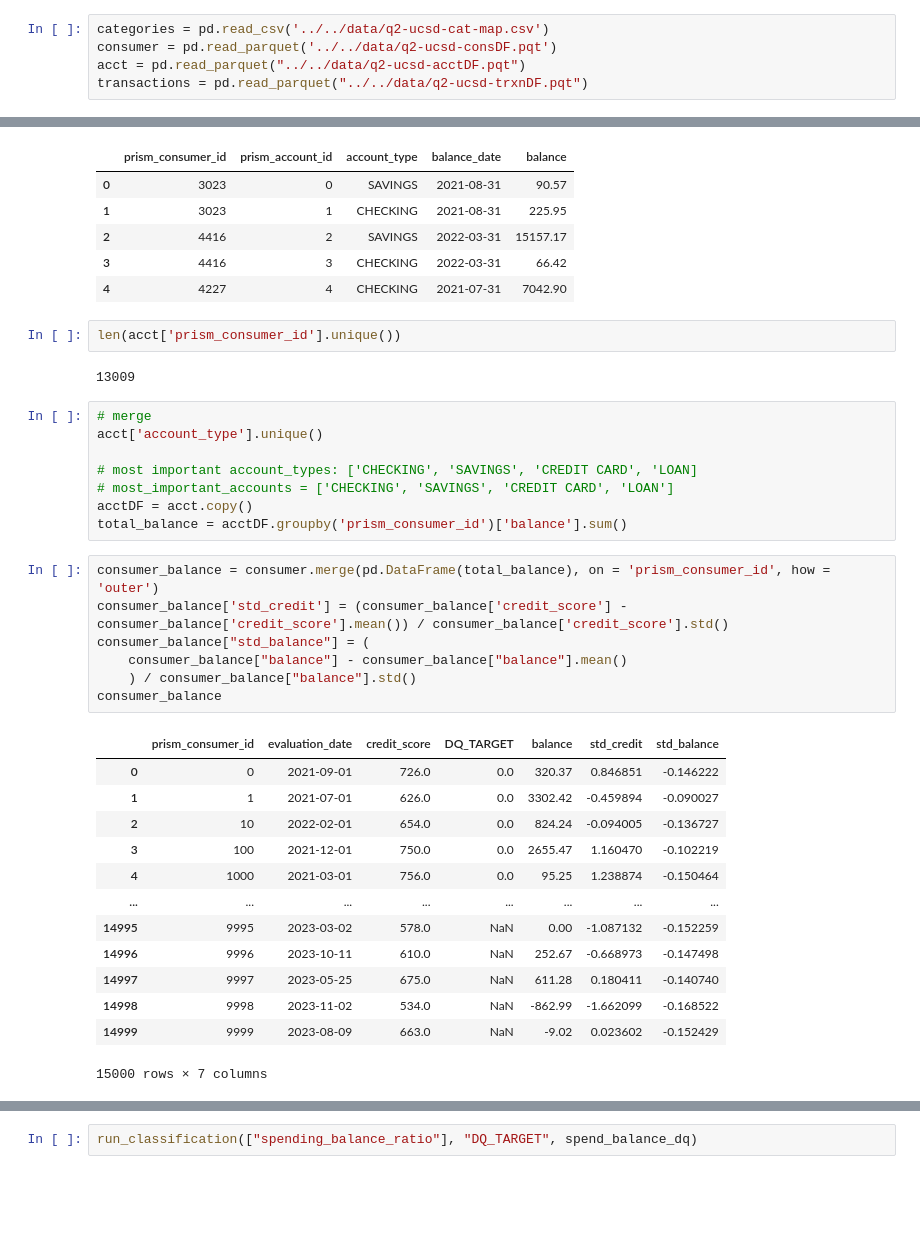
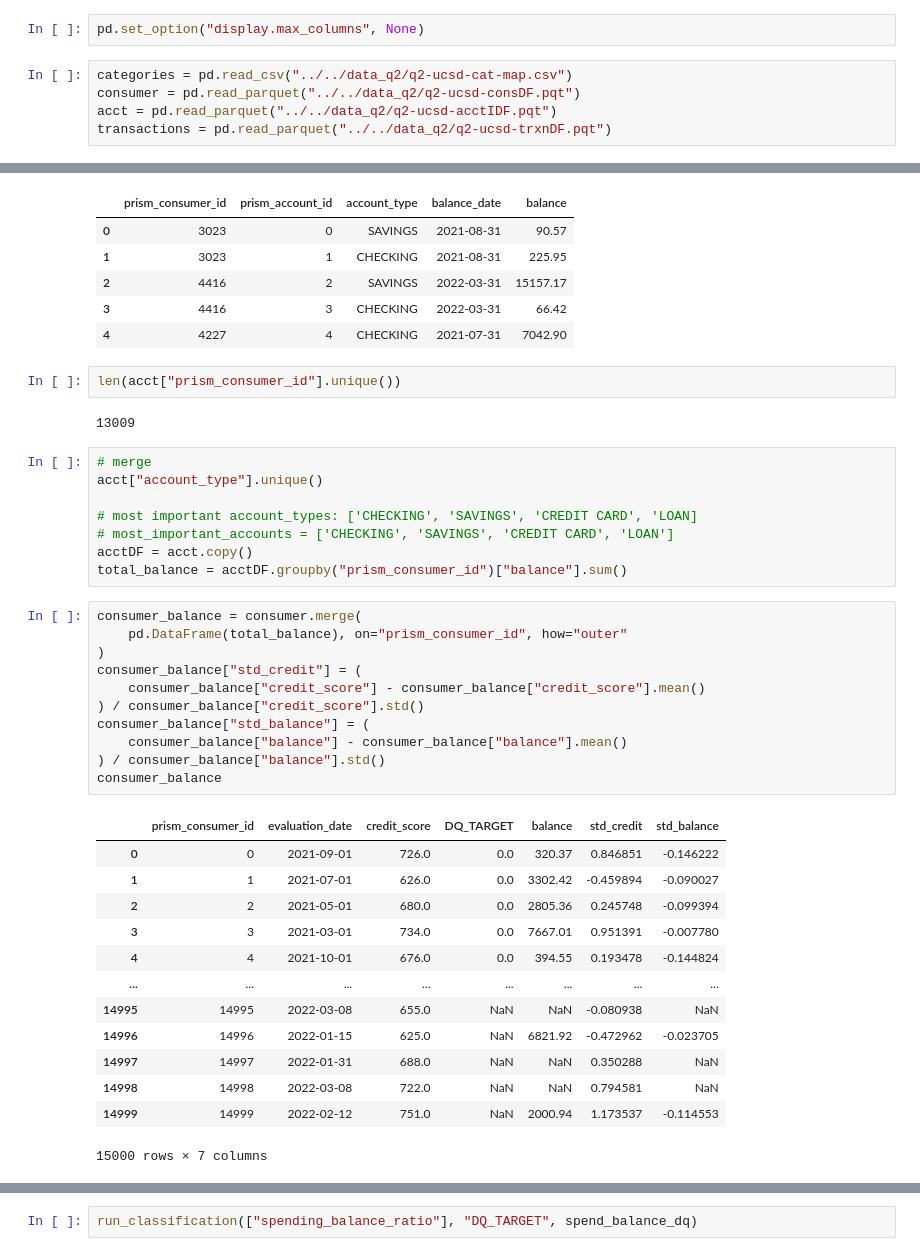
Before and after one commit to hillarychang/dsc180b-capstone-q2, a Jupyter notebook: src/notebooks/kevin_q2_eda.ipynb, the cells around one changed output, grey strips where cells are left out. Drawn from its saved outputs; the diff is of its cells as text; blank space fills up the shorter version.

```diff
--- a/src/notebooks/kevin_q2_eda.ipynb
+++ b/src/notebooks/kevin_q2_eda.ipynb
@@ -1,11 +1,13 @@
 # %%
 import numpy as np
 import pandas as pd
+# %%
+pd.set_option("display.max_columns", None)
 # %%
-categories = pd.read_csv('../../data/q2-ucsd-cat-map.csv')
-consumer = pd.read_parquet('../../data/q2-ucsd-consDF.pqt')
-acct = pd.read_parquet("../../data/q2-ucsd-acctDF.pqt")
-transactions = pd.read_parquet("../../data/q2-ucsd-trxnDF.pqt")
+categories = pd.read_csv("../../data_q2/q2-ucsd-cat-map.csv")
+consumer = pd.read_parquet("../../data_q2/q2-ucsd-consDF.pqt")
+acct = pd.read_parquet("../../data_q2/q2-ucsd-acctIDF.pqt")
+transactions = pd.read_parquet("../../data_q2/q2-ucsd-trxnDF.pqt")
 # %%
 consumer.head()
 # %% [output]
@@ -50,37 +52,41 @@ acct.head()
 | 3 | 4416 | 3 | CHECKING | 2022-03-31 | 66.42 |
 | 4 | 4227 | 4 | CHECKING | 2021-07-31 | 7042.90 |
 # %%
-len(acct['prism_consumer_id'].unique())
+len(acct["prism_consumer_id"].unique())
 # %% [output]
 13009
 # %%
 # merge
-acct['account_type'].unique()
+acct["account_type"].unique()
 
 # most important account_types: ['CHECKING', 'SAVINGS', 'CREDIT CARD', 'LOAN]
 # most_important_accounts = ['CHECKING', 'SAVINGS', 'CREDIT CARD', 'LOAN']
 acctDF = acct.copy()
-total_balance = acctDF.groupby('prism_consumer_id')['balance'].sum()
+total_balance = acctDF.groupby("prism_consumer_id")["balance"].sum()
 # %%
-consumer_balance = consumer.merge(pd.DataFrame(total_balance), on = 'prism_consumer_id', how = 'outer')
-consumer_balance['std_credit'] = (consumer_balance['credit_score'] - consumer_balance['credit_score'].mean()) / consumer_balance['credit_score'].std()
+consumer_balance = consumer.merge(
+    pd.DataFrame(total_balance), on="prism_consumer_id", how="outer"
+)
+consumer_balance["std_credit"] = (
+    consumer_balance["credit_score"] - consumer_balance["credit_score"].mean()
+) / consumer_balance["credit_score"].std()
 consumer_balance["std_balance"] = (
     consumer_balance["balance"] - consumer_balance["balance"].mean()
-    ) / consumer_balance["balance"].std()
+) / consumer_balance["balance"].std()
 consumer_balance
 # %% [output]
 |  | prism_consumer_id | evaluation_date | credit_score | DQ_TARGET | balance | std_credit | std_balance |
 | 0 | 0 | 2021-09-01 | 726.0 | 0.0 | 320.37 | 0.846851 | -0.146222 |
 | 1 | 1 | 2021-07-01 | 626.0 | 0.0 | 3302.42 | -0.459894 | -0.090027 |
-| 2 | 10 | 2022-02-01 | 654.0 | 0.0 | 824.24 | -0.094005 | -0.136727 |
-| 3 | 100 | 2021-12-01 | 750.0 | 0.0 | 2655.47 | 1.160470 | -0.102219 |
-| 4 | 1000 | 2021-03-01 | 756.0 | 0.0 | 95.25 | 1.238874 | -0.150464 |
+| 2 | 2 | 2021-05-01 | 680.0 | 0.0 | 2805.36 | 0.245748 | -0.099394 |
+| 3 | 3 | 2021-03-01 | 734.0 | 0.0 | 7667.01 | 0.951391 | -0.007780 |
+| 4 | 4 | 2021-10-01 | 676.0 | 0.0 | 394.55 | 0.193478 | -0.144824 |
 | ... | ... | ... | ... | ... | ... | ... | ... |
-| 14995 | 9995 | 2023-03-02 | 578.0 | NaN | 0.00 | -1.087132 | -0.152259 |
-| 14996 | 9996 | 2023-10-11 | 610.0 | NaN | 252.67 | -0.668973 | -0.147498 |
-| 14997 | 9997 | 2023-05-25 | 675.0 | NaN | 611.28 | 0.180411 | -0.140740 |
-| 14998 | 9998 | 2023-11-02 | 534.0 | NaN | -862.99 | -1.662099 | -0.168522 |
-| 14999 | 9999 | 2023-08-09 | 663.0 | NaN | -9.02 | 0.023602 | -0.152429 |
+| 14995 | 14995 | 2022-03-08 | 655.0 | NaN | NaN | -0.080938 | NaN |
+| 14996 | 14996 | 2022-01-15 | 625.0 | NaN | 6821.92 | -0.472962 | -0.023705 |
+| 14997 | 14997 | 2022-01-31 | 688.0 | NaN | NaN | 0.350288 | NaN |
+| 14998 | 14998 | 2022-03-08 | 722.0 | NaN | NaN | 0.794581 | NaN |
+| 14999 | 14999 | 2022-02-12 | 751.0 | NaN | 2000.94 | 1.173537 | -0.114553 |
 15000 rows × 7 columns
 # %%
 # spending balance ratio
```
Also changed, not shown: parts of 17 cells of this notebook.
